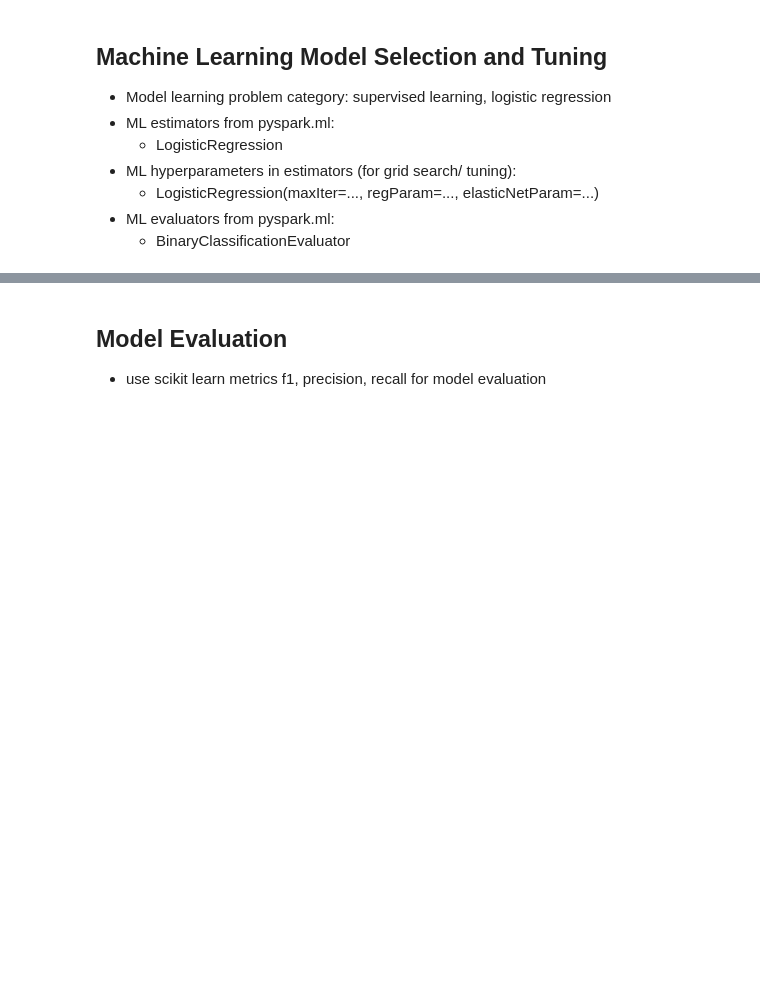
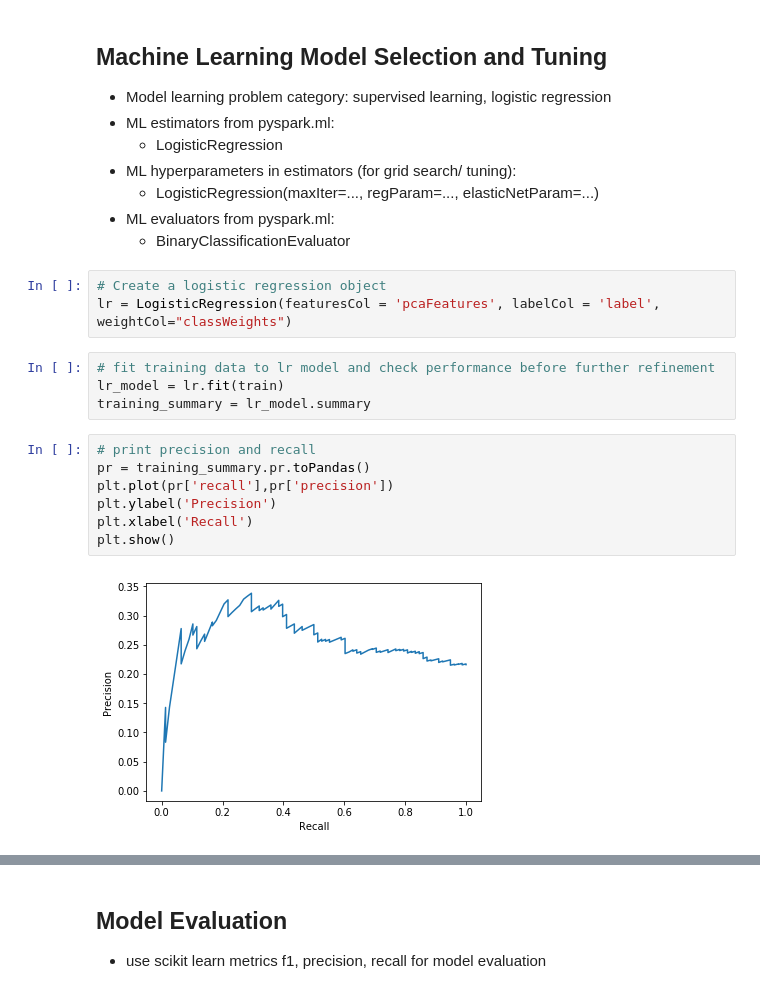
Before and after one commit to bofflord/sparkify, a Jupyter notebook: Sparkify.ipynb, the cells around one changed output, grey strips where cells are left out. Drawn from its saved outputs; the diff is of its cells as text; blank space fills up the shorter version.

```diff
--- a/Sparkify.ipynb
+++ b/Sparkify.ipynb
@@ -643,3 +648,19 @@ train=train.withColumn("classWeights", F.when(train.label == 1,balancing_ratio).
      * LogisticRegression(maxIter=..., regParam=..., elasticNetParam=...)
  * ML evaluators from pyspark.ml:
      * BinaryClassificationEvaluator
+# %%
+# Create a logistic regression object
+lr = LogisticRegression(featuresCol = 'pcaFeatures', labelCol = 'label', weightCol="classWeights")
+# %%
+# fit training data to lr model and check performance before further refinement
+lr_model = lr.fit(train)
+training_summary = lr_model.summary
+# %%
+# print precision and recall
+pr = training_summary.pr.toPandas()
+plt.plot(pr['recall'],pr['precision'])
+plt.ylabel('Precision')
+plt.xlabel('Recall')
+plt.show()
+# %% [output]
+[figure, added]
```
Also changed, not shown: parts of 20 cells of this notebook, 1 other file.
